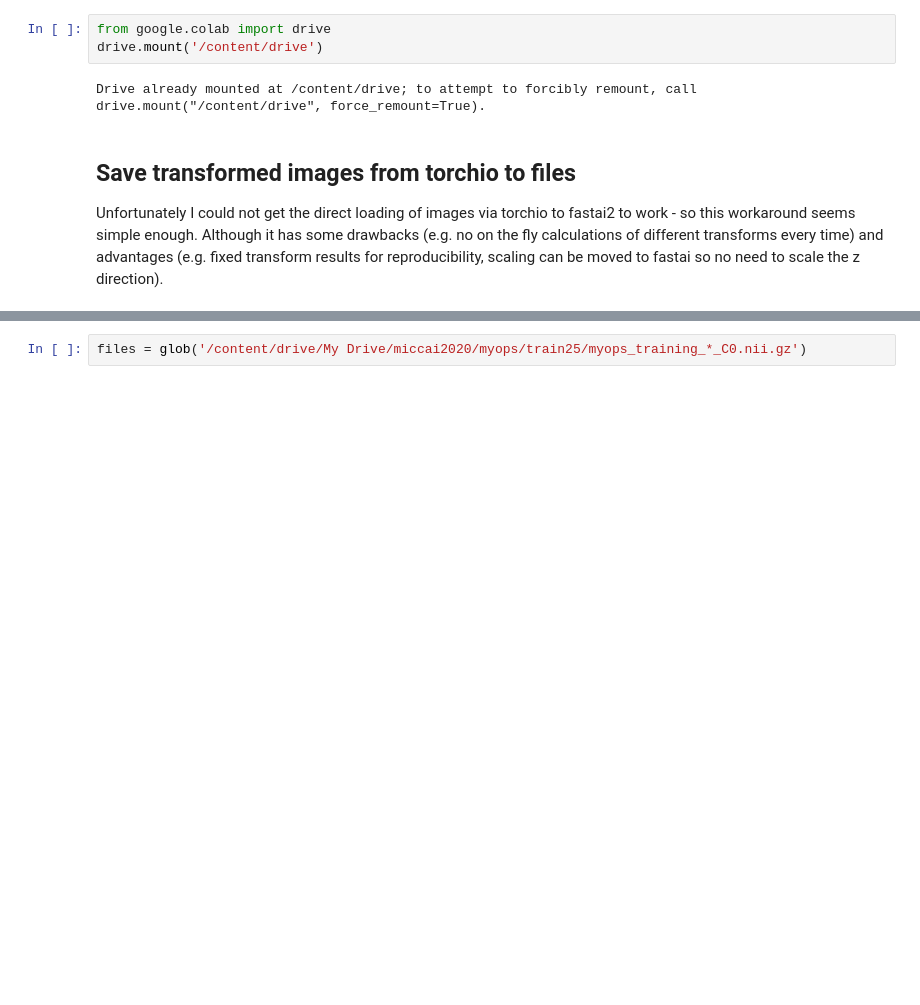
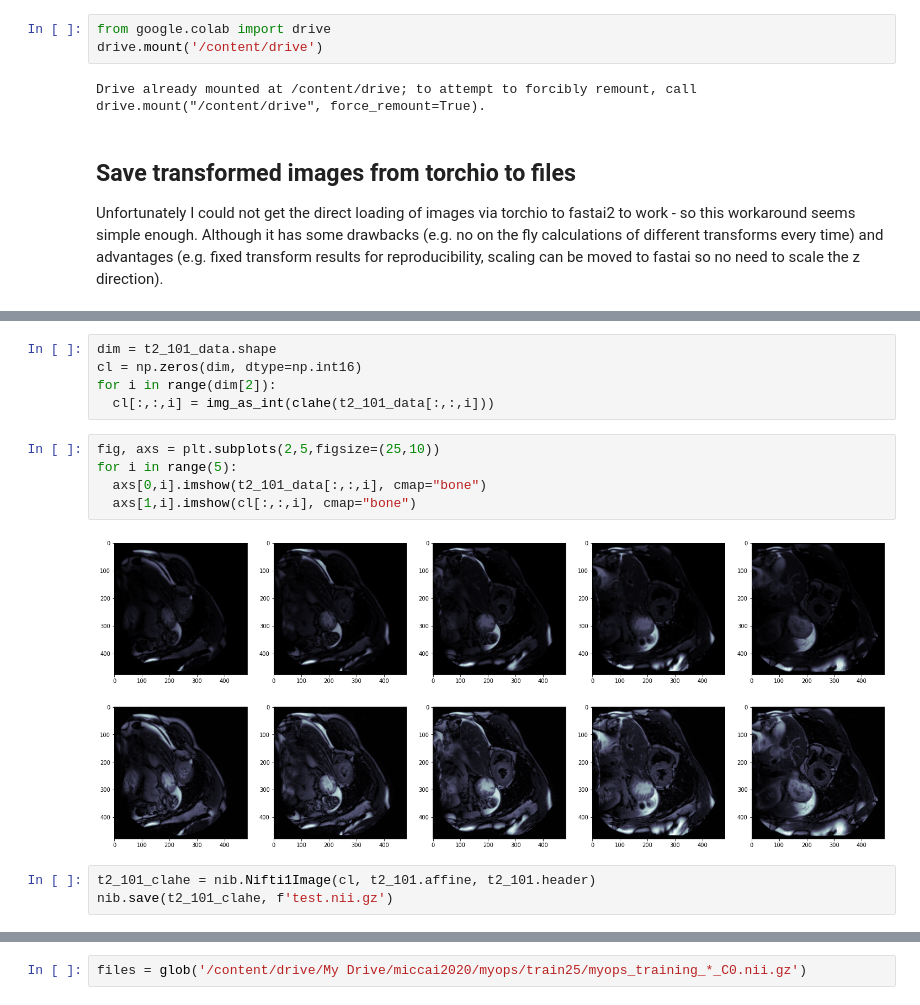
Before and after one commit to chfc-cmi/miccai2020-myops, a Jupyter notebook: code/00_convert_images.ipynb, the cells around one changed output, grey strips where cells are left out. Cells and saved outputs as stored; diff of their text form; blank space fills up the shorter version.

```diff
--- a/code/00_convert_images.ipynb
+++ b/code/00_convert_images.ipynb
@@ -55,0 +85,15 @@ in deep learning. Link: https://arxiv.org/abs/2003.04696
+# %%
+dim = t2_101_data.shape
+cl = np.zeros(dim, dtype=np.int16)
+for i in range(dim[2]):
+  cl[:,:,i] = img_as_int(clahe(t2_101_data[:,:,i]))
+# %%
+fig, axs = plt.subplots(2,5,figsize=(25,10))
+for i in range(5):
+  axs[0,i].imshow(t2_101_data[:,:,i], cmap="bone")
+  axs[1,i].imshow(cl[:,:,i], cmap="bone")
+# %% [output]
+[figure, added]
+# %%
+t2_101_clahe = nib.Nifti1Image(cl, t2_101.affine, t2_101.header)
+nib.save(t2_101_clahe, f'test.nii.gz')
```
Also changed, not shown: parts of 14 cells of this notebook.
